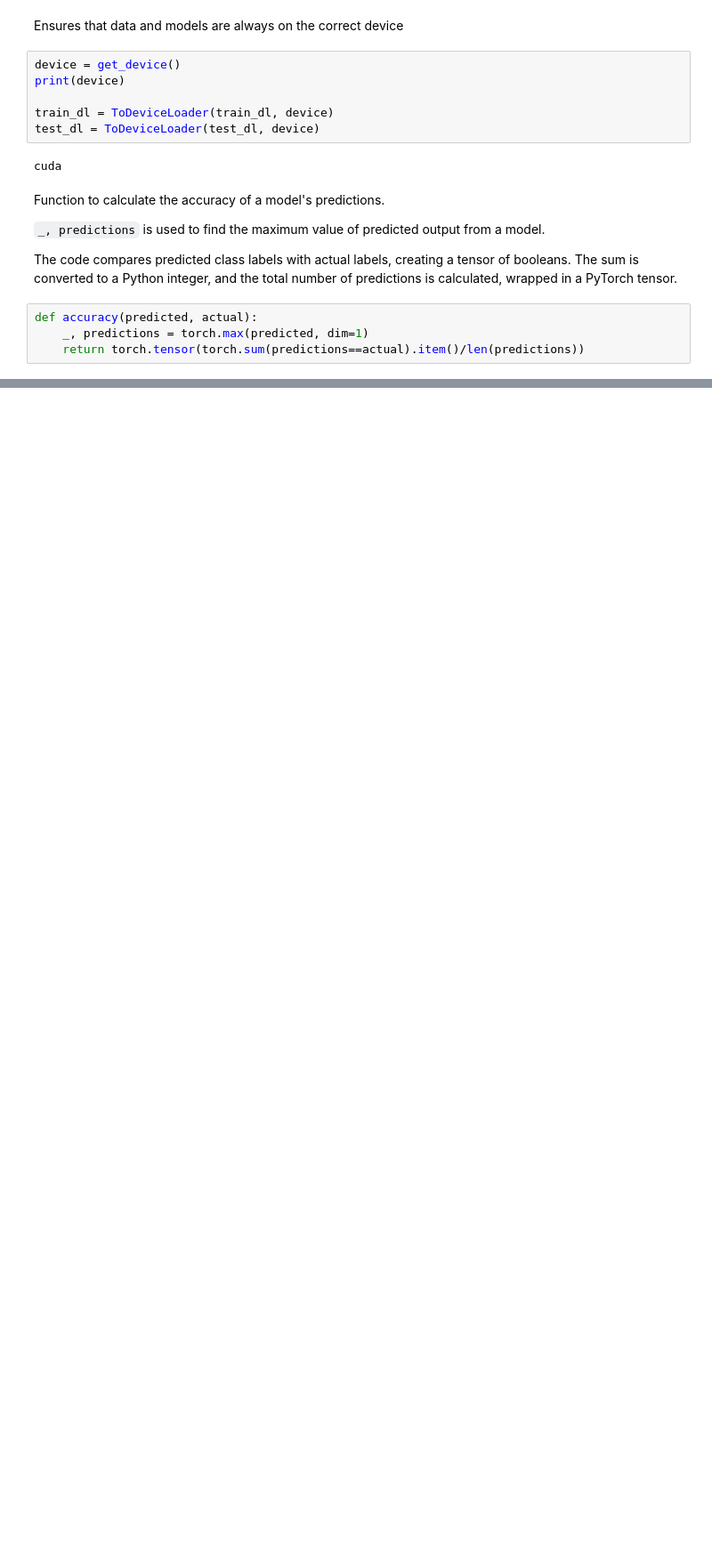
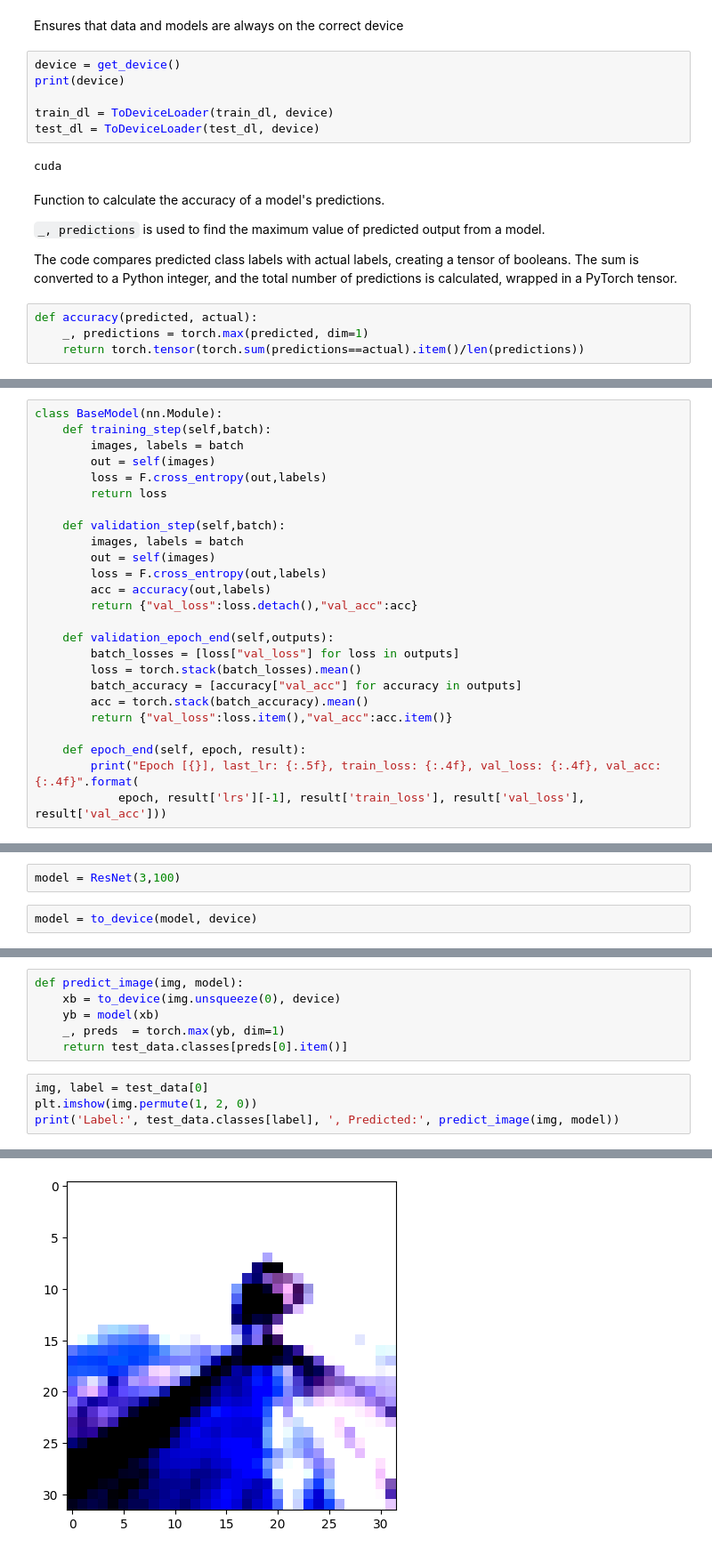
Before and after one commit to Gayanukaa/ResNet-Implementation, a Jupyter notebook: main.ipynb, the cells around one changed output, grey strips where cells are left out. Shown at 89% size. Saved outputs shown, nothing was run; the diff lists cells and outputs as text; blank space fills up the shorter version.

```diff
--- a/main.ipynb
+++ b/main.ipynb
@@ -273,0 +247,25 @@ def accuracy(predicted, actual):
+# %%
+class BaseModel(nn.Module):
+    def training_step(self,batch):
+        images, labels = batch
+        out = self(images)
+        loss = F.cross_entropy(out,labels)
+        return loss
+
+    def validation_step(self,batch):
+        images, labels = batch
+        out = self(images)
+        loss = F.cross_entropy(out,labels)
+        acc = accuracy(out,labels)
+        return {"val_loss":loss.detach(),"val_acc":acc}
+
+    def validation_epoch_end(self,outputs):
+        batch_losses = [loss["val_loss"] for loss in outputs]
+        loss = torch.stack(batch_losses).mean()
+        batch_accuracy = [accuracy["val_acc"] for accuracy in outputs]
+        acc = torch.stack(batch_accuracy).mean()
+        return {"val_loss":loss.item(),"val_acc":acc.item()}
+
+    def epoch_end(self, epoch, result):
+        print("Epoch [{}], last_lr: {:.5f}, train_loss: {:.4f}, val_loss: {:.4f}, val_acc: {:.4f}".format(
+            epoch, result['lrs'][-1], result['train_loss'], result['val_loss'], result['val_acc']))
@@ -273,0 +412,4 @@ def accuracy(predicted, actual):
+# %%
+model = ResNet(3,100)
+# %%
+model = to_device(model, device)
@@ -273,0 +539,11 @@ def accuracy(predicted, actual):
+# %%
+def predict_image(img, model):
+    xb = to_device(img.unsqueeze(0), device)
+    yb = model(xb)
+    _, preds  = torch.max(yb, dim=1)
+    return test_data.classes[preds[0].item()]
+# %%
+img, label = test_data[0]
+plt.imshow(img.permute(1, 2, 0))
+print('Label:', test_data.classes[label], ', Predicted:', predict_image(img, model))
+# %% [output]
@@ -273,0 +552 @@ def accuracy(predicted, actual):
+[figure, added]
```
Also changed, not shown: parts of 31 cells of this notebook.
